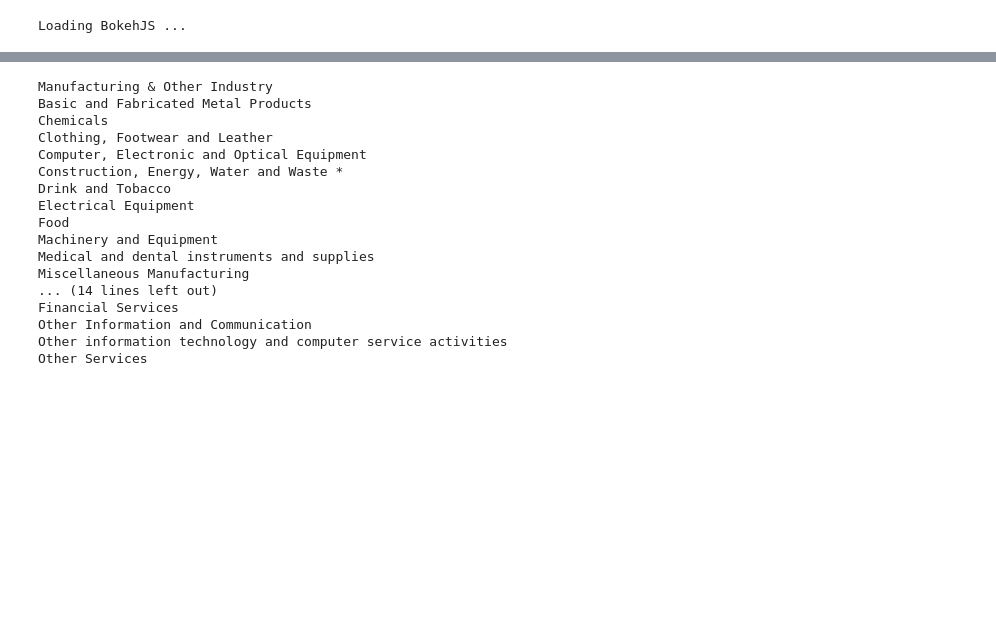
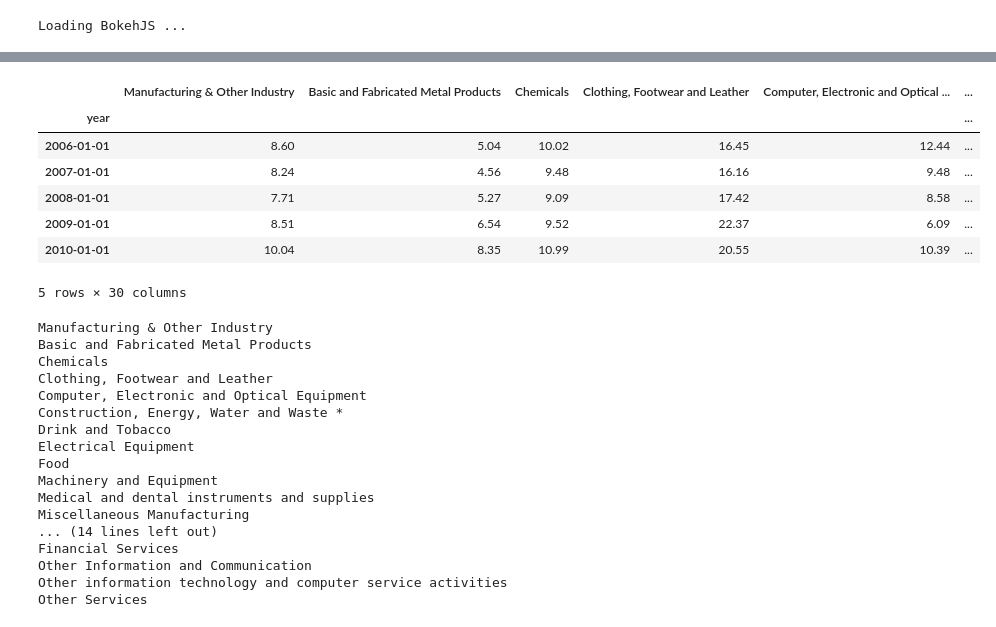
Before and after one commit to barntrosna/bokeh-project, a Jupyter notebook: employment.ipynb, the cells around one changed output, grey strips where cells are left out. Drawn from its saved outputs; the diff is of its cells as text; code cells hidden in the pictures; blank space fills up the shorter version.

```diff
--- a/employment.ipynb
+++ b/employment.ipynb
@@ -19,10 +28,19 @@ del emp['year']
 # %%
 pt = pd.read_csv('data_files/percent_temp.csv')
 pt['year'] = pd.to_datetime(pt['year'], format='%Y')
 pt.index = pt.year
 
 del pt['year']
-#pt.head()
+pt.head()
+# %% [output]
+|  | Manufacturing & Other Industry | Basic and Fabricated Metal Products | Chemicals | Clothing, Footwear and Leather | Computer, Electronic and Optical ... | ... |
+| year |  |  |  |  |  | ... |
+| 2006-01-01 | 8.60 | 5.04 | 10.02 | 16.45 | 12.44 | ... |
+| 2007-01-01 | 8.24 | 4.56 | 9.48 | 16.16 | 9.48 | ... |
+| 2008-01-01 | 7.71 | 5.27 | 9.09 | 17.42 | 8.58 | ... |
+| 2009-01-01 | 8.51 | 6.54 | 9.52 | 22.37 | 6.09 | ... |
+| 2010-01-01 | 10.04 | 8.35 | 10.99 | 20.55 | 10.39 | ... |
+5 rows × 30 columns
 # %%
 for sector in emp.columns:
     print(sector)
```
Also changed, not shown: parts of 2 cells of this notebook, 8 other files.
